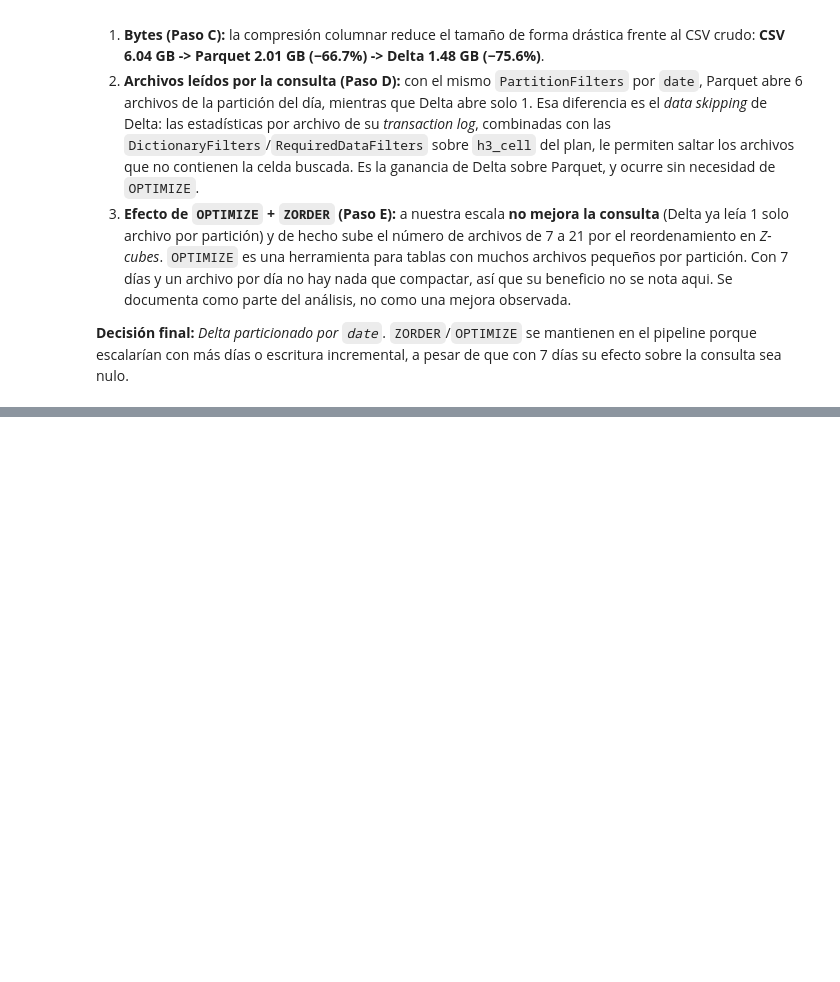
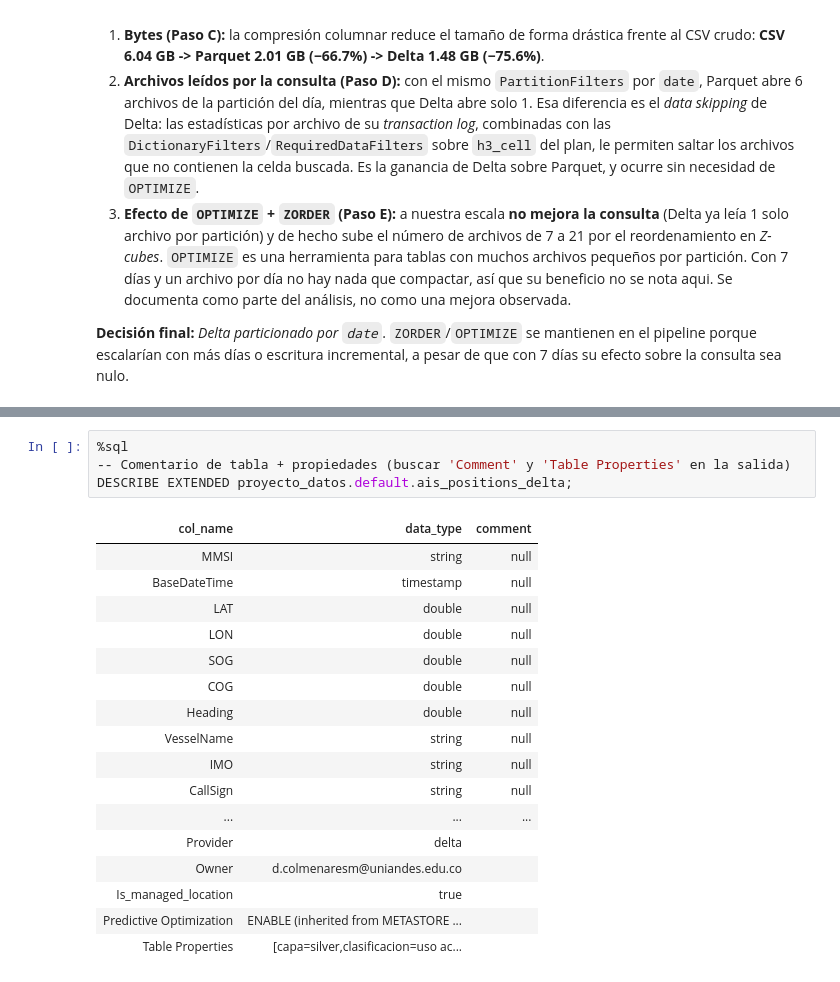
Before and after one commit to dnlec/trafico-maritimo-oceanwatch, a Jupyter notebook: notebook/proyecto_ocean_watch.ipynb, the cells around one changed output, grey strips where cells are left out. Cells and saved outputs as stored; diff of their text form; blank space fills up the shorter version.

```diff
--- a/notebook/proyecto_ocean_watch.ipynb
+++ b/notebook/proyecto_ocean_watch.ipynb
@@ -1248,0 +1333,22 @@ medida lo respalda:
+# %%
+%sql
+-- Comentario de tabla + propiedades (buscar 'Comment' y 'Table Properties' en la salida)
+DESCRIBE EXTENDED proyecto_datos.default.ais_positions_delta;
+# %% [output]
+| col_name | data_type | comment |
+| MMSI | string | null |
+| BaseDateTime | timestamp | null |
+| LAT | double | null |
+| LON | double | null |
+| SOG | double | null |
+| COG | double | null |
+| Heading | double | null |
+| VesselName | string | null |
+| IMO | string | null |
+| CallSign | string | null |
+| ... | ... | ... |
+| Provider | delta |  |
+| Owner | d.colmenaresm@uniandes.edu.co |  |
+| Is_managed_location | true |  |
+| Predictive Optimization | ENABLE (inherited from METASTORE ... |  |
+| Table Properties | [capa=silver,clasificacion=uso ac... |  |
```
Also changed, not shown: parts of 10 cells of this notebook, 4 other files.
